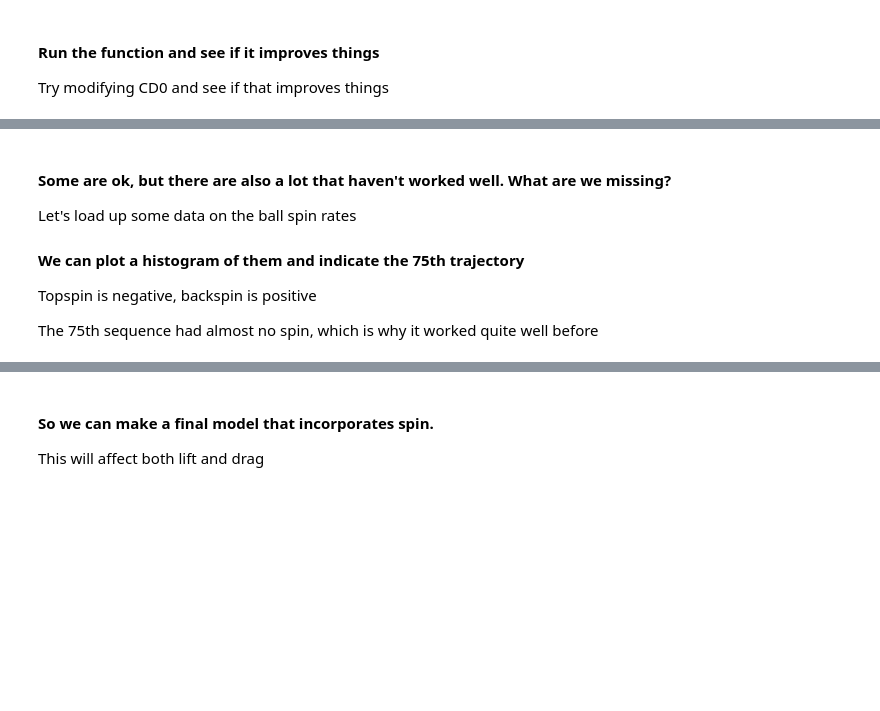
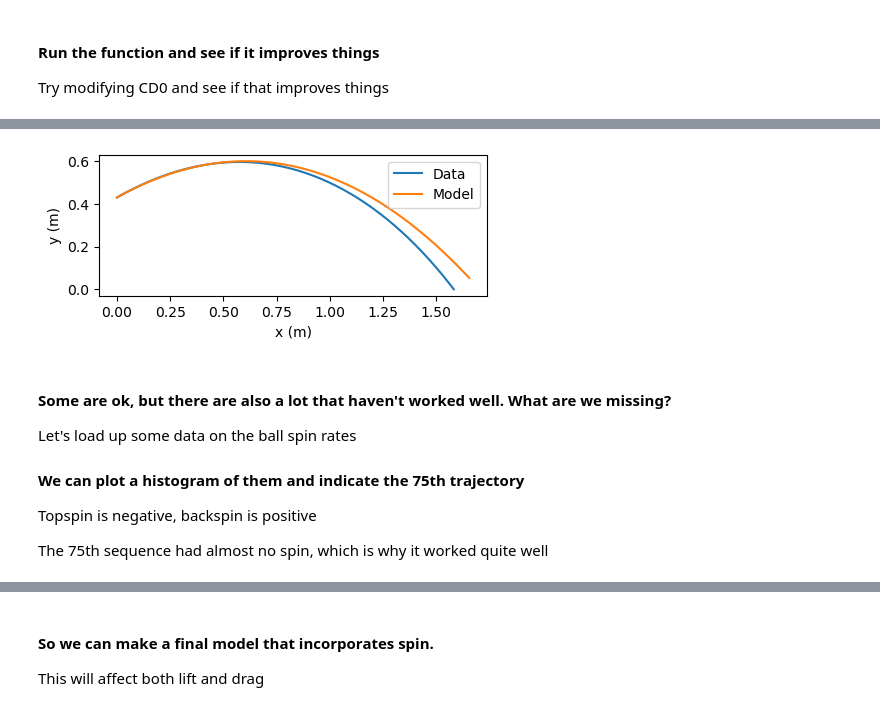
Before and after one commit to S1mWa1k/BMSC2240_projectile_modeling, a Jupyter notebook: SPSC2113_worksheet3_blank.ipynb, the cells around one changed output, grey strips where cells are left out. Saved outputs shown, nothing was run; the diff lists cells and outputs as text; code cells hidden in the pictures; blank space fills up the shorter version.

```diff
--- a/SPSC2113_worksheet3_blank.ipynb
+++ b/SPSC2113_worksheet3_blank.ipynb
@@ -161,7 +205,10 @@ Let's load up a different dataset and run the function. You can go up trajectory
 # %%
-trajectory=...
+trajectory=58
+CD0=0.217
 data = np.genfromtxt('trajectories/trajectory'+str(trajectory)+'.txt',delimiter=',');
-svert,shorz=model_trajectory_air_resistance(data,sampleRate,S,m,CD0)
+svert,shorz=model_trajectory_air_resistance(CD0,data,sampleRate,S,m,1)
+# %% [output]
+[figure, added]
 # %% [markdown]
 #### Some are ok, but there are also a lot that haven't worked well. What are we missing?
 Let's load up some data on the ball spin rates
@@ -169,6 +216,6 @@ Let's load up some data on the ball spin rates
 #### We can plot a histogram of them and indicate the 75th trajectory
 Topspin is negative, backspin is positive
 
-The 75th sequence had almost no spin, which is why it worked quite well before
+The 75th sequence had almost no spin, which is why it worked quite well
 # %%
 spinrates = np.genfromtxt('spinrates.txt',delimiter=',');
```
Also changed, not shown: parts of 18 cells of this notebook.
